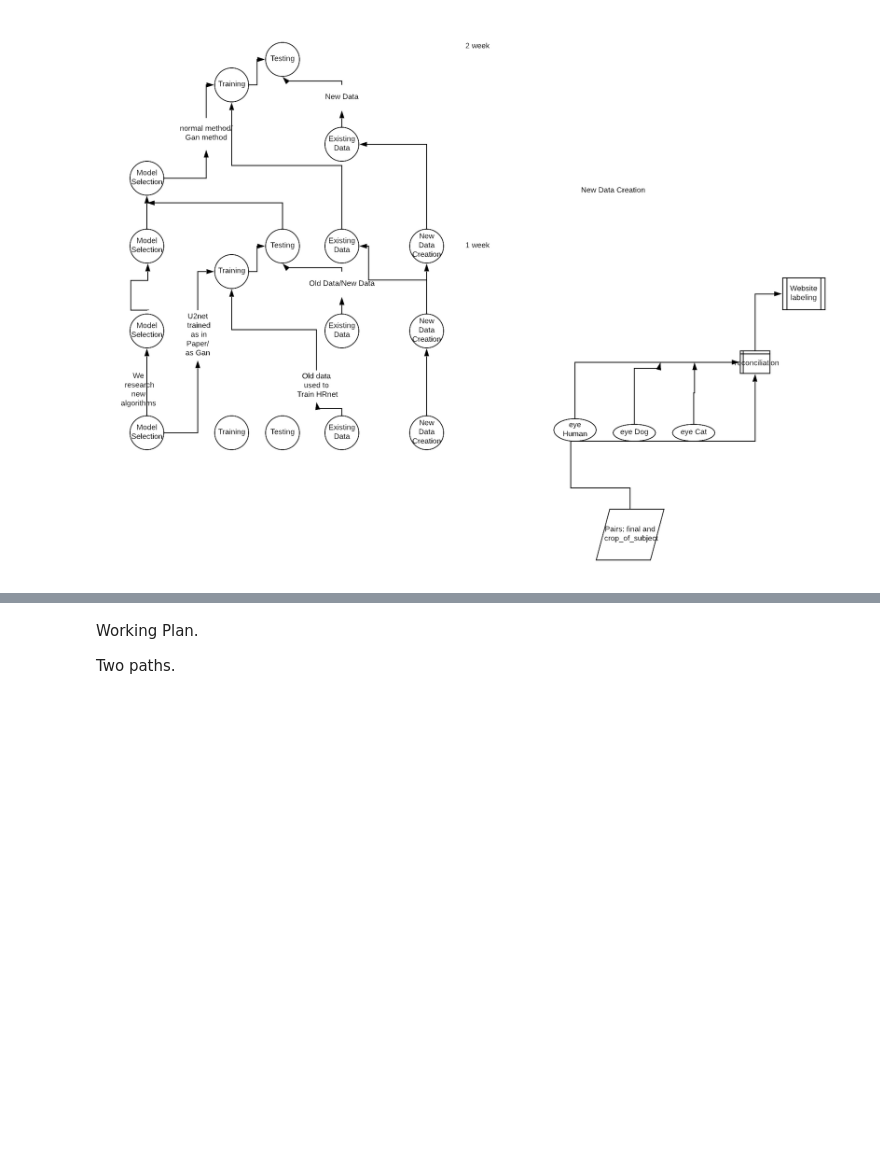
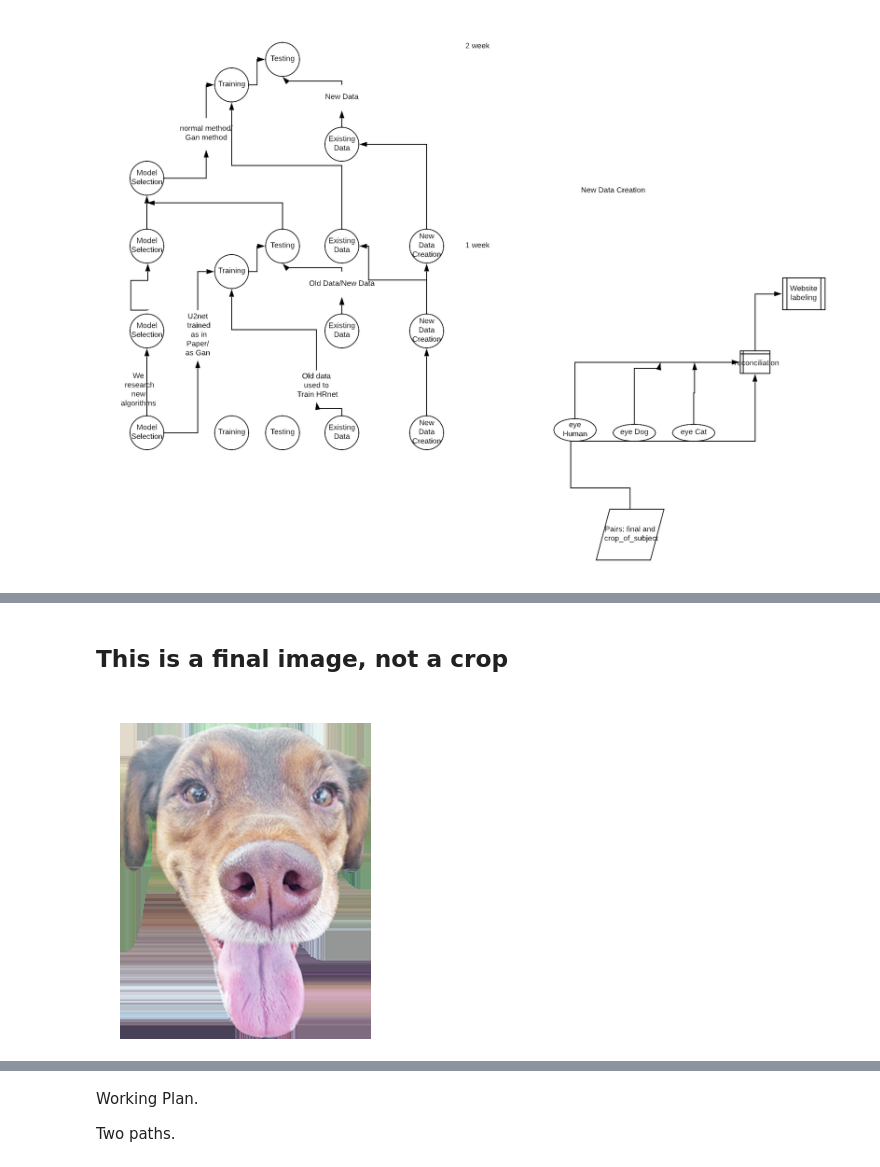
Before and after one commit to NewSciTLH/U-2-Net, a Jupyter notebook: notesdayperday.ipynb, the cells around one changed output, grey strips where cells are left out. Cells and saved outputs as stored; diff of their text form; code cells hidden in the pictures; blank space fills up the shorter version.

```diff
--- a/notesdayperday.ipynb
+++ b/notesdayperday.ipynb
@@ -9,0 +69,8 @@ IpI("base_diagram.png")
+# %% [markdown]
+## This is a final image, not a crop
+# %%
+rgbfile=file[:,:,:3]
+im2 = Image.fromarray(rgbfile)
+im2
+# %% [output]
+[figure, added]
```
Also changed, not shown: parts of 18 cells of this notebook, 3 other files.
